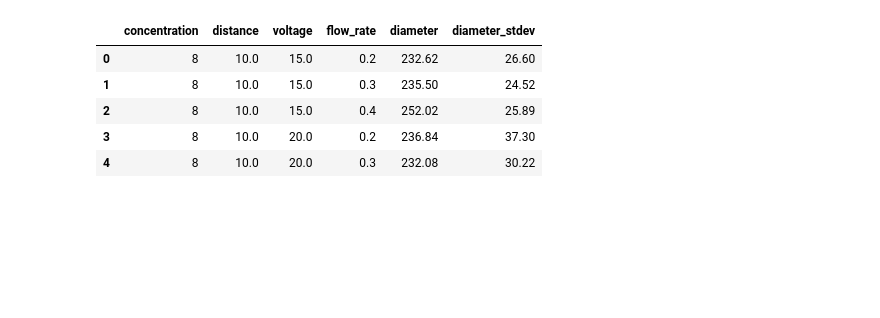
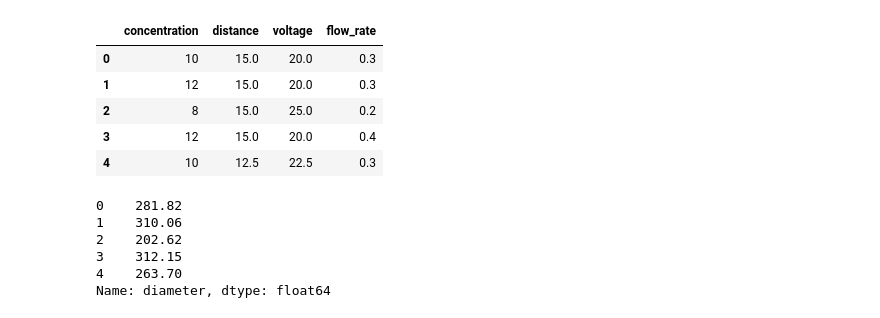
Before and after one commit to taltechloc/cogni-e-spin-inverse-design, a Jupyter notebook: main/regressor_benchmarking.ipynb, the cells around one changed output. Cells and saved outputs as stored; diff of their text form; code cells hidden in the pictures; blank space fills up the shorter version.

```diff
--- a/main/regressor_benchmarking.ipynb
+++ b/main/regressor_benchmarking.ipynb
@@ -14,14 +14,4 @@ from sklearn.tree import DecisionTreeRegressor
 from sklearn.neural_network import MLPRegressor
 from sklearn.preprocessing import StandardScaler
 from sklearn.pipeline import Pipeline
-# %%
-df = pd.read_csv("data/PVA-Ziabari-2009.csv")
-df.head()
-# %% [output]
-|  | concentration | distance | voltage | flow_rate | diameter | diameter_stdev |
-| 0 | 8 | 10.0 | 15.0 | 0.2 | 232.62 | 26.60 |
-| 1 | 8 | 10.0 | 15.0 | 0.3 | 235.50 | 24.52 |
-| 2 | 8 | 10.0 | 15.0 | 0.4 | 252.02 | 25.89 |
-| 3 | 8 | 10.0 | 20.0 | 0.2 | 236.84 | 37.30 |
-| 4 | 8 | 10.0 | 20.0 | 0.3 | 232.08 | 30.22 |
 # %%
@@ -29,0 +20,18 @@ y = df['diameter']
+# %%
+X.head()
+# %% [output]
+|  | concentration | distance | voltage | flow_rate |
+| 0 | 10 | 15.0 | 20.0 | 0.3 |
+| 1 | 12 | 15.0 | 20.0 | 0.3 |
+| 2 | 8 | 15.0 | 25.0 | 0.2 |
+| 3 | 12 | 15.0 | 20.0 | 0.4 |
+| 4 | 10 | 12.5 | 22.5 | 0.3 |
+# %%
+y.head()
+# %% [output]
+0    281.82
+1    310.06
+2    202.62
+3    312.15
+4    263.70
+Name: diameter, dtype: float64
```
Also changed, not shown: parts of 6 cells of this notebook, 2 other files.
